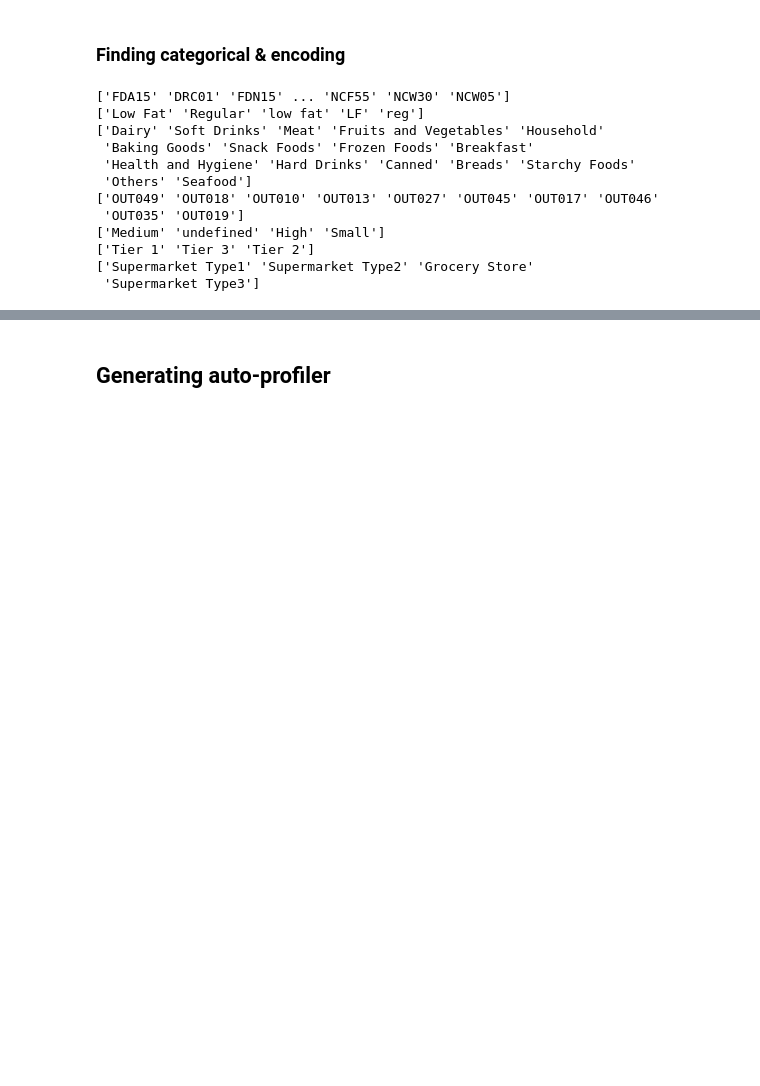
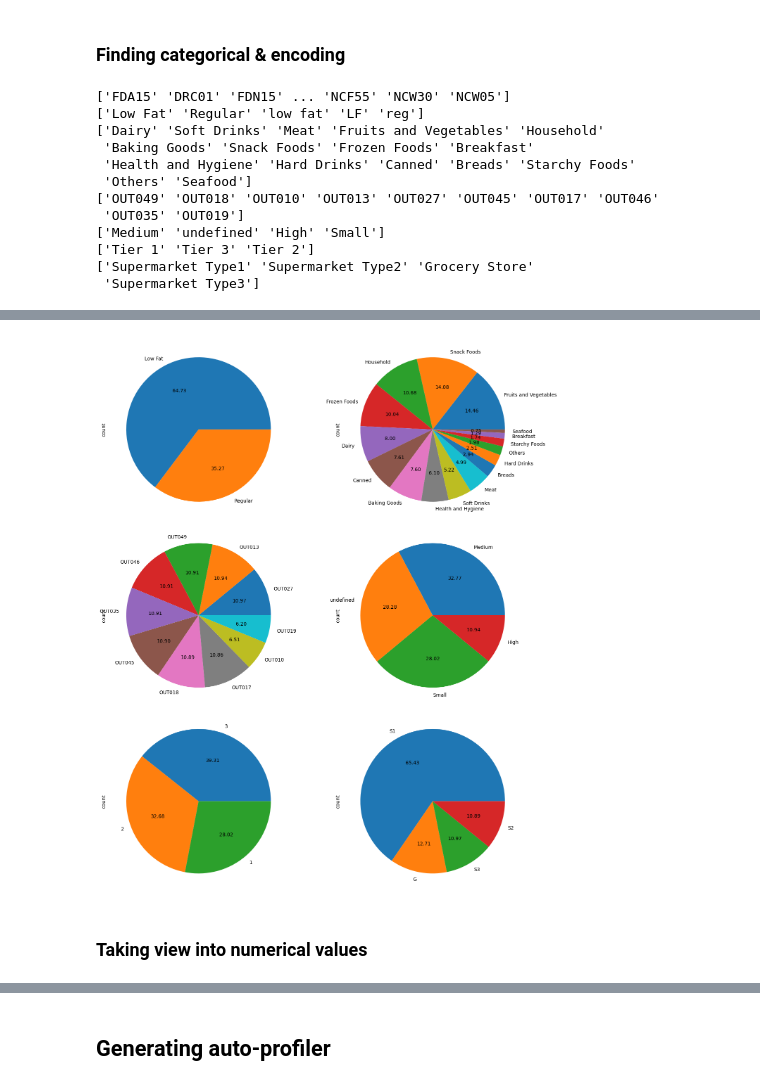
Before and after one commit to Demvok/BigMartSalesPrediction, a Jupyter notebook: BigMartSalesPrediction.ipynb, the cells around one changed output, grey strips where cells are left out. Cells and saved outputs as stored; diff of their text form; code cells hidden in the pictures; blank space fills up the shorter version.

```diff
--- a/BigMartSalesPrediction.ipynb
+++ b/BigMartSalesPrediction.ipynb
@@ -246,0 +301,14 @@ Only fat content is problematic
+# %%
+_, ax = plt.subplots(nrows=3, ncols=2, figsize=(16, 16))
+
+for index, col in enumerate(categorical_columns_to_display):
+    r = index // 2
+    c = index % 2
+    raw_data[col].value_counts().plot(kind="pie", autopct="%.2f", ax=ax[r][c])
+    #g.set_xticklabels(g.get_xticklabels(), rotation=45, ha="right", fontsize=18)
+    #ax[r][c].set_title(f'{col} distribution', fontsize=24)
+    plt.tight_layout()
+# %% [output]
+[figure, added]
+# %% [markdown]
+### Taking view into numerical values
```
Also changed, not shown: parts of 17 cells of this notebook.
